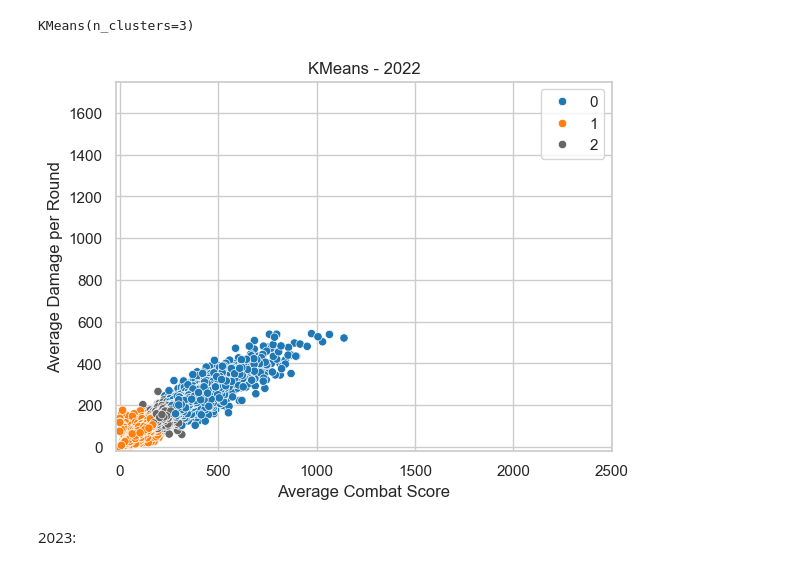
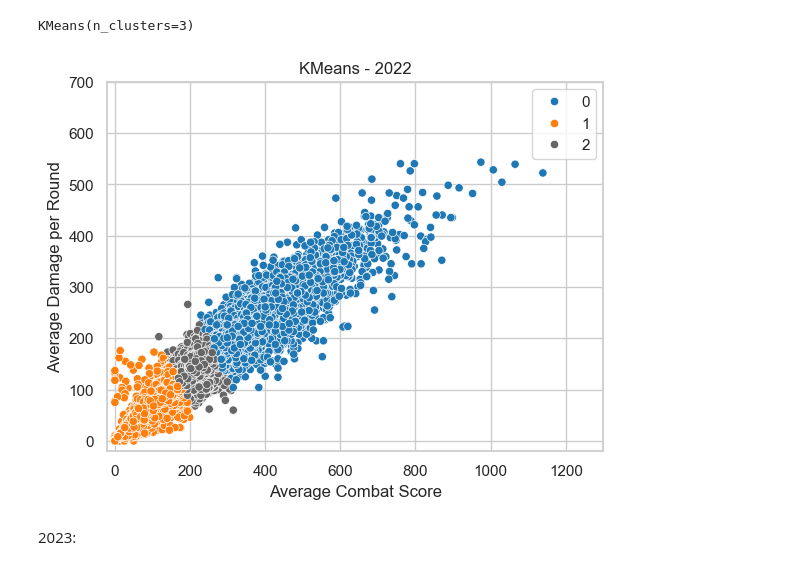
Before and after one commit to PedroLSCabral/Projeto-ICD, a Jupyter notebook: Presentation.ipynb, the cells around one changed output. Cells and saved outputs as stored; diff of their text form; code cells hidden in the pictures.

```diff
--- a/Presentation.ipynb
+++ b/Presentation.ipynb
@@ -511,13 +511,13 @@ kmeans.fit(overview2022_group)
 KMeans(n_clusters=3)
 # %%
 sns.scatterplot(data=overview2022_group, x="Average Combat Score", y="Average Damage per Round", hue=kmeans.labels_, palette= personalizado_paleta)
-plt.xlim(-20, 2500)
-plt.ylim(-20, 1750)
+plt.xlim(-20, 1300)
+plt.ylim(-20, 700)
 plt.title('KMeans - 2022')
 
 plt.show()
 # %% [output]
-[figure, old version]
+[figure, new version]
 # %% [markdown]
 2023:
 # %%
```
Also changed, not shown: parts of 3 cells of this notebook.
